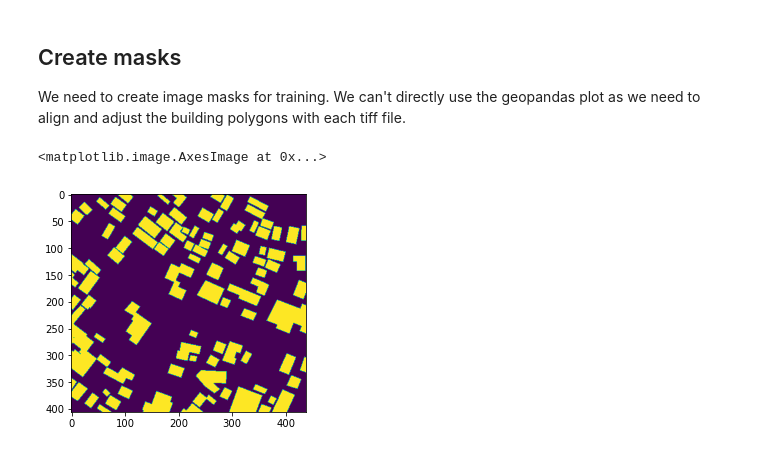
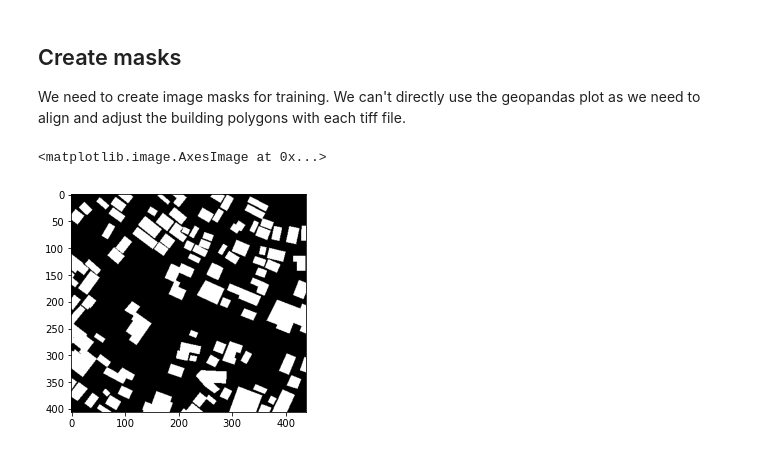
Before and after one commit to ThinkOcean-India-Research/asdi-hackathon, a Jupyter notebook: building-detection/create_masks.ipynb, the cells around one changed output. Drawn from its saved outputs; the diff is of its cells as text; code cells hidden in the pictures.

```diff
--- a/building-detection/create_masks.ipynb
+++ b/building-detection/create_masks.ipynb
@@ -91,10 +112,10 @@ We need to create image masks for training. We can't directly use the geopandas
 # %%
 filename = 'AOI_1_RIO_img1200'
 m = sol.vector.mask.footprint_mask(
     df = gpd.read_file(f'{GEOJSON_PATH}/Geo_{filename}.geojson'),
     reference_im = f'{SATELLITE_IMAGERY_PATH}/3band_{filename}.tif'
 )
-plt.imshow(m)
+plt.imshow(m, cmap='gray')
 # %% [output]
 <matplotlib.image.AxesImage at 0x...>
-[figure, old version]
+[figure, new version]
```
Also changed, not shown: parts of 6 cells of this notebook.
